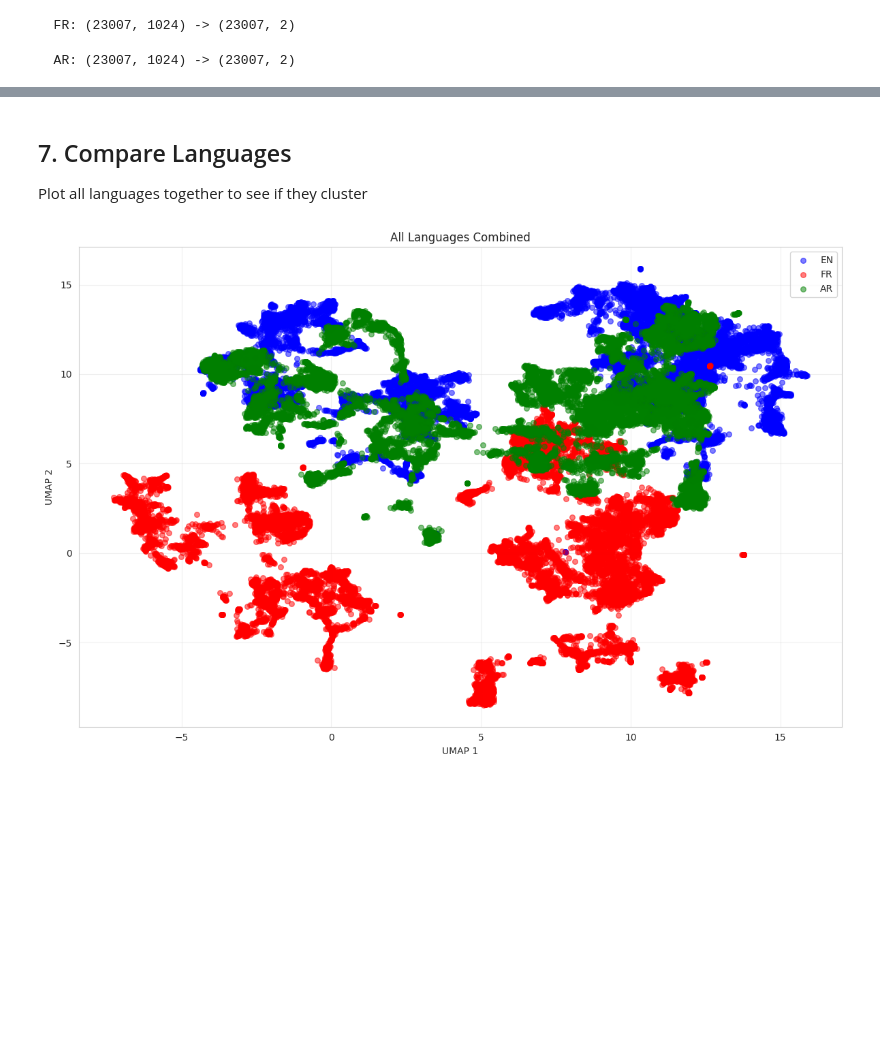
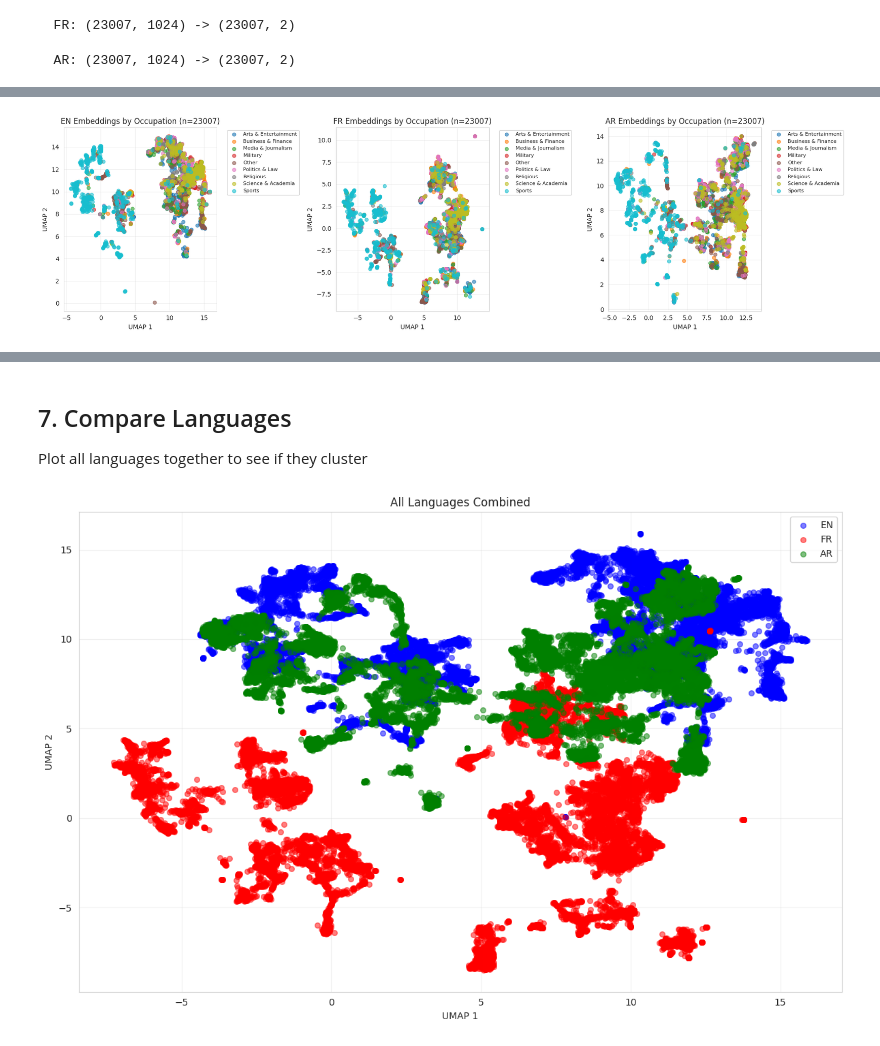
Before and after one commit to khaledbouabdallah/llm_grouping_loss_INRIA, a Jupyter notebook: notebooks/02_generate_embeddings.ipynb, the cells around one changed output, grey strips where cells are left out. Drawn from its saved outputs; the diff is of its cells as text; code cells hidden in the pictures; blank space fills up the shorter version.

```diff
--- a/notebooks/02_generate_embeddings.ipynb
+++ b/notebooks/02_generate_embeddings.ipynb
@@ -763,0 +866,39 @@ plt.show()
+# %%
+# Visualize embeddings colored by occupation group
+fig, axes = plt.subplots(1, 3, figsize=(18, 5))
+
+for i, lang in enumerate(languages):
+    ax = axes[i]
+    emb_2d = embeddings_2d[lang]
+
+    # Get entity IDs and map to occupation group
+    entity_ids = embeddings[lang]['entity_ids']
+    entity_df = df[df['id'].isin(entity_ids)].set_index('id')
+    occupation_groups = [entity_df.loc[eid, 'occupation_group'] if eid in entity_df.index else 'Unknown'
+                         for eid in entity_ids]
+
+    # Unique groups and assign colors
+    unique_groups = sorted(list(set(occupation_groups)))
+    colors = plt.cm.tab10(np.linspace(0, 1, len(unique_groups)))
+
+    for group, color in zip(unique_groups, colors):
+        mask = np.array([g == group for g in occupation_groups])
+        indices = np.where(mask)[0]
+
+        # Sample up to 300 per group for visibility
+        if len(indices) > 500:
+            indices = random.sample(list(indices), 500)
+
+        ax.scatter(emb_2d[indices, 0], emb_2d[indices, 1],
+                   c=[color], label=group, alpha=0.6, s=30)
+
+    ax.set_xlabel('UMAP 1')
+    ax.set_ylabel('UMAP 2')
+    ax.set_title(f'{lang.upper()} Embeddings by Occupation (n={len(emb_2d)})')
+    ax.legend(bbox_to_anchor=(1.05, 1), loc='upper left', fontsize=8)
+    ax.grid(alpha=0.3)
+
+plt.tight_layout()
+plt.show()
+# %% [output]
+[figure, added]
```
Also changed, not shown: parts of 12 cells of this notebook, 3 other files.
